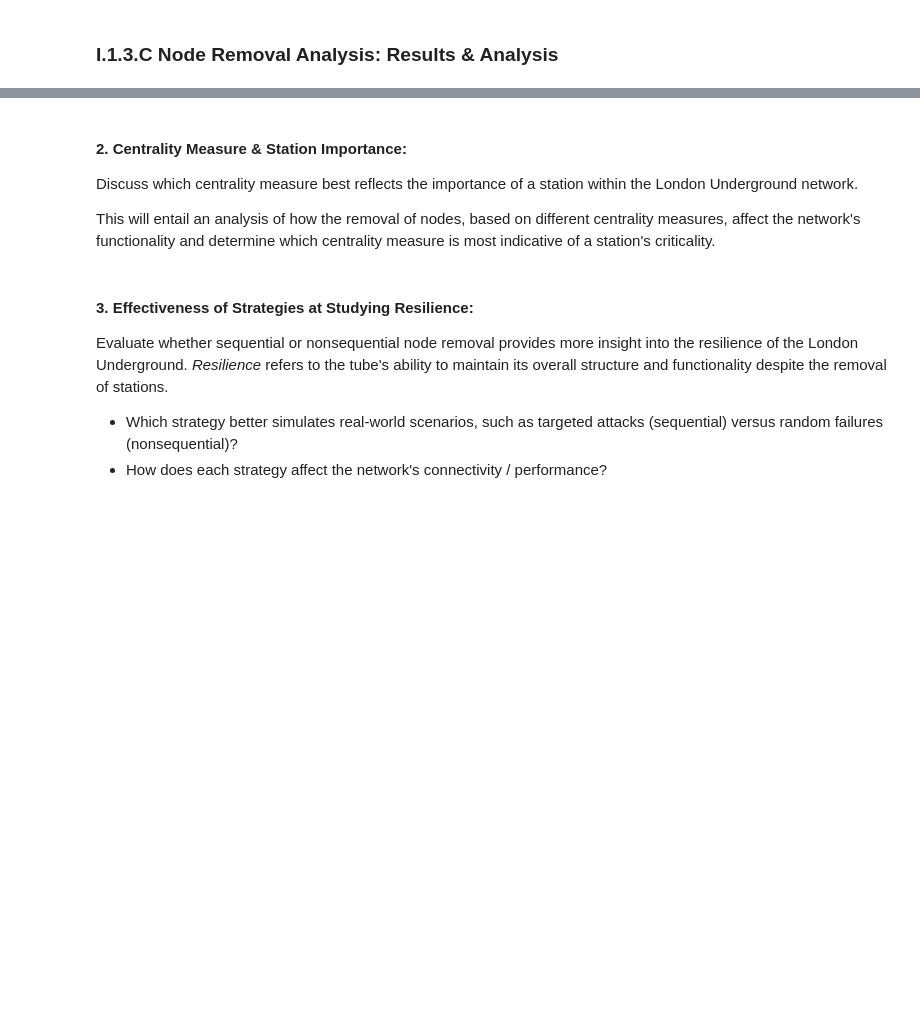
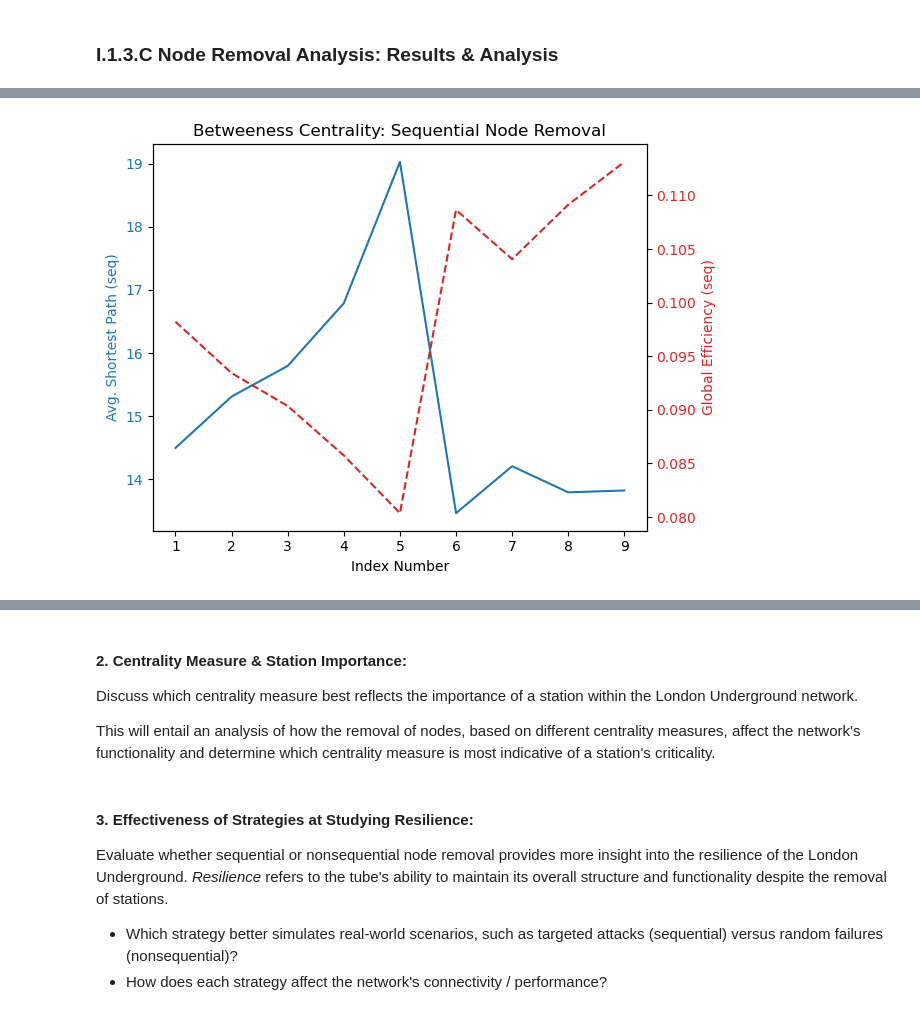
Before and after one commit to NikhilSDesai/UrbanSimulation, a Jupyter notebook: Final_Assessment.ipynb, the cells around one changed output, grey strips where cells are left out. Cells and saved outputs as stored; diff of their text form; code cells hidden in the pictures; blank space fills up the shorter version.

```diff
--- a/Final_Assessment.ipynb
+++ b/Final_Assessment.ipynb
@@ -693,7 +841,7 @@ for j in range(0, 10):
     maxbet = [n for n in GB_s.nodes() if GB_s.nodes[n]["topological_betweeness"] == max(betweeness_values)]
     print(maxbet)
     # append to 'station_removed'
-    station_removed.append(maxdeg[0])
+    station_removed.append(maxbet[0])
 
     # remove node:
     GB_s.remove_nodes_from([maxbet[0]])
@@ -821,0 +1131,17 @@ Visualisation of the outcomes of both the sequential and nonsequential node remo
+# %%
+# merge
+betweeness_all = pd.merge(df_sbetweeness, df_nsbetweeness, left_index=True, right_index=True)
+
+# keep columns below:
+desired_columns = [
+    "Station Removed (seq)",
+    "Avg. Shortest Path (seq)",
+    "Global efficiency (seq)",
+    "Station Removed (non seq)",
+    "Avg. Shortest Path (non seq)",
+    "Global efficiency (non seq)",
+]
+
+# filter & print
+betweeness_all = betweeness_all[[col for col in desired_columns if col in betweeness_all.columns]]
+betweeness_all
@@ -821,0 +1159,23 @@ Visualisation of the outcomes of both the sequential and nonsequential node remo
+# %%
+# plot for sequential node removal
+# create figure
+fig, ax1 = plt.subplots()
+
+# plot avg. shortest path on primary y-axis
+ax1.set_xlabel('Index Number')
+ax1.set_ylabel('Avg. Shortest Path (seq)', color='tab:blue')
+ax1.plot(betweeness_all.index, betweeness_all['Avg. Shortest Path (seq)'], color='tab:blue', label='Avg. Shortest Path (seq)')
+ax1.tick_params(axis='y', labelcolor='tab:blue')
+
+# global efficiency on secondary y-axis
+ax2 = ax1.twinx()
+ax2.set_ylabel('Global Efficiency (seq)', color='tab:red')
+ax2.plot(betweeness_all.index, betweeness_all['Global efficiency (seq)'], color='tab:red', linestyle='--', label='Global Efficiency (seq)')
+ax2.tick_params(axis='y', labelcolor='tab:red')
+
+# title
+plt.title('Betweeness Centrality: Sequential Node Removal')
+fig.tight_layout()
+plt.show()
+# %% [output]
+[figure, added]
```
Also changed, not shown: parts of 25 cells of this notebook.
